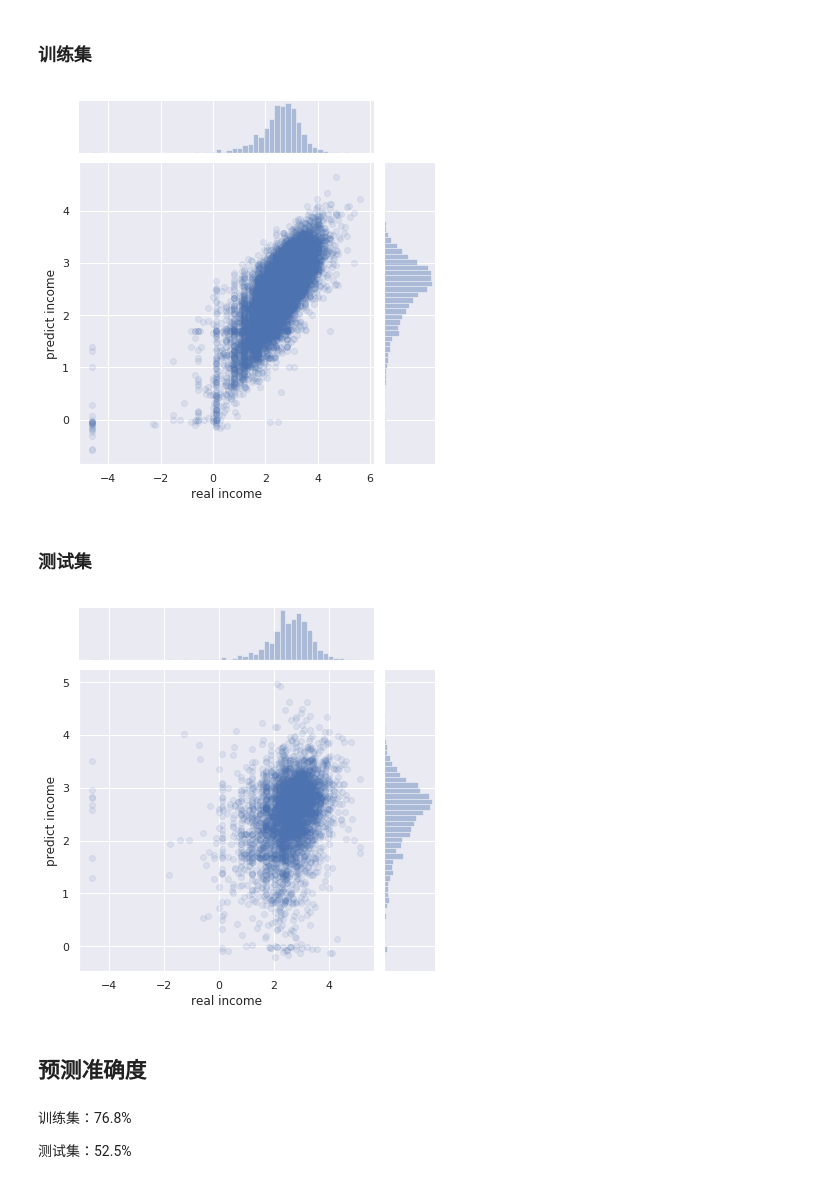
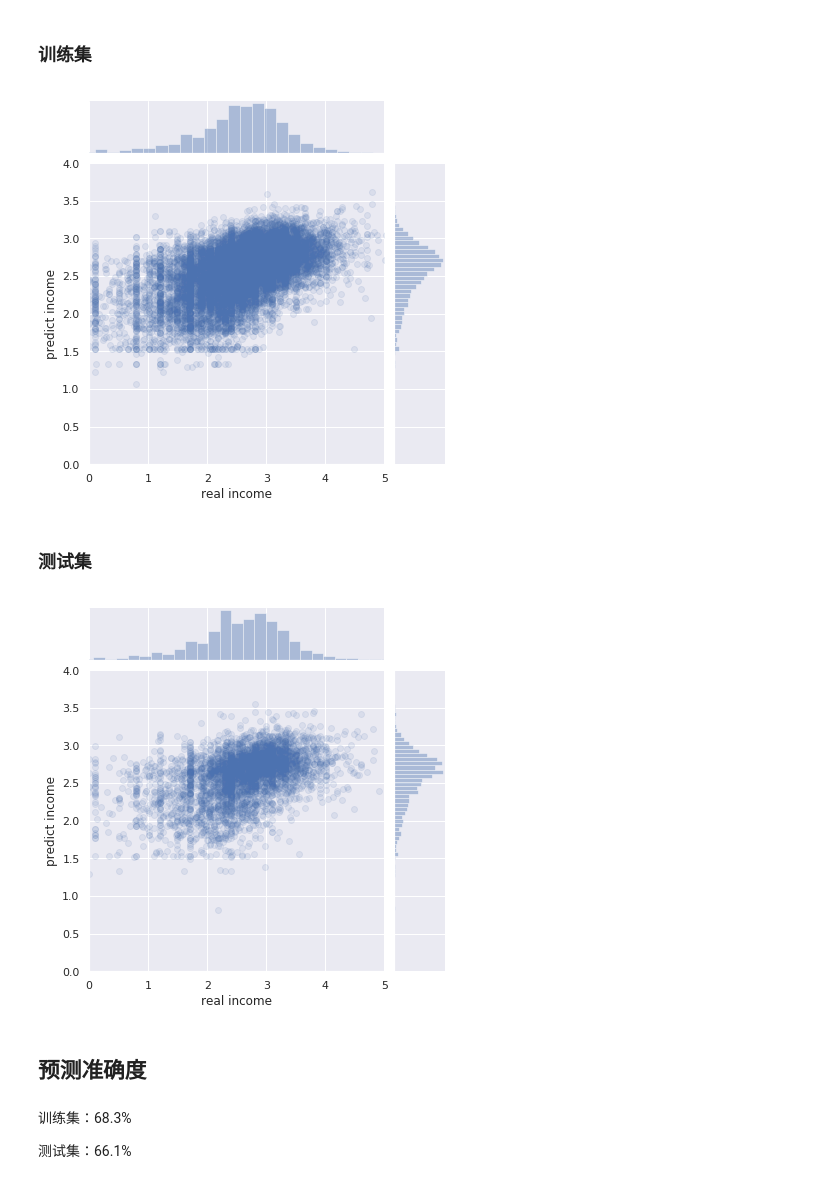
Before and after one commit to Zhangyanbo/Skills_and_Job, a Jupyter notebook: Skill_to_Job.ipynb, the cells around one changed output. Drawn from its saved outputs; the diff is of its cells as text; code cells hidden in the pictures.

```diff
--- a/Skill_to_Job.ipynb
+++ b/Skill_to_Job.ipynb
@@ -240,8 +240,8 @@ incomes = np.array(train_database).T[-1]
 class JobNet(nn.Module):
     def __init__(self):
         super(JobNet, self).__init__()
-        self.fcn1 = nn.Linear(50, 50)
-        self.fcn1_p = nn.Linear(50, 25)
+        self.fcn1 = nn.Linear(50, 25)
+        #self.fcn1_p = nn.Linear(50, 25)
         self.fcn2 = nn.Linear(25, 10)
         self.fcn3 = nn.Linear(10, 1)
 
@@ -250,7 +250,7 @@ class JobNet(nn.Module):
     def forward(self, x):
         # 三层fcn网络
         x = self.LeakyReLU(self.fcn1(x))
-        x = self.LeakyReLU(self.fcn1_p(x))
+        #x = self.LeakyReLU(self.fcn1_p(x))
         x = self.LeakyReLU(self.fcn2(x))
         x = self.LeakyReLU(self.fcn3(x))
 
@@ -336,33 +389,34 @@ epco 10000 loss: 0.2885281990805641
 # %%
 sb.set()
 
-predict = [testNet.forward(torch.Tensor(sks.flatten()).cuda()).item() for sks in skill_shapes[:train_set_size]]
+predict = [Net.forward(torch.Tensor(sks.flatten()).cuda()).item() for sks in skill_shapes[:train_set_size]]
 real = [inc for inc in incomes[:train_set_size]]
 
-g = sb.jointplot(x='real income', y='predict income', data=pd.DataFrame({'predict income':predict, 'real income':real}), alpha=0.1)
+g = sb.jointplot(x='real income', y='predict income', data=pd.DataFrame({'predict income':predict, 'real income':real})\
+                 , alpha=0.1, ylim=(0, 4), xlim=(0, 5))
 # %% [output]
-[figure, old version]
+[figure, new version]
 # %% [markdown]
 ### 测试集
 # %%
 sb.set()
 
-predict = [testNet.forward(torch.Tensor(sks.flatten()).cuda()).item() for sks in skill_shapes[train_set_size:]]
+predict = [Net.forward(torch.Tensor(sks.flatten()).cuda()).item() for sks in skill_shapes[train_set_size:]]
 real = [inc for inc in incomes[train_set_size:]]
 
-g = sb.jointplot(x='real income', y='predict income', data=pd.DataFrame({'predict income':predict, 'real income':real}), alpha=0.1)
-#g.set(ylim=(0, None), xlim=(0, None))
+g = sb.jointplot(x='real income', y='predict income', data=pd.DataFrame({'predict income':predict, 'real income':real})\
+                 , alpha=0.1, ylim=(0, 4), xlim=(0, 5))
 # %% [output]
-[figure, old version]
+[figure, new version]
 # %%
 predict_real = pd.DataFrame({'predict':predict, 'real':real})
 predict_real.to_csv('./data/predict_real.csv')
 # %% [markdown]
 ## 预测准确度
-# %% [markdown]
-训练集：76.8%
-
-测试集：52.5%
+# %% [markdown]
+训练集：68.3%
+
+测试集：66.1%
 # %%
 income_s = np.median(real)
 
```
Also changed, not shown: parts of 5 cells of this notebook, 1 other file.
